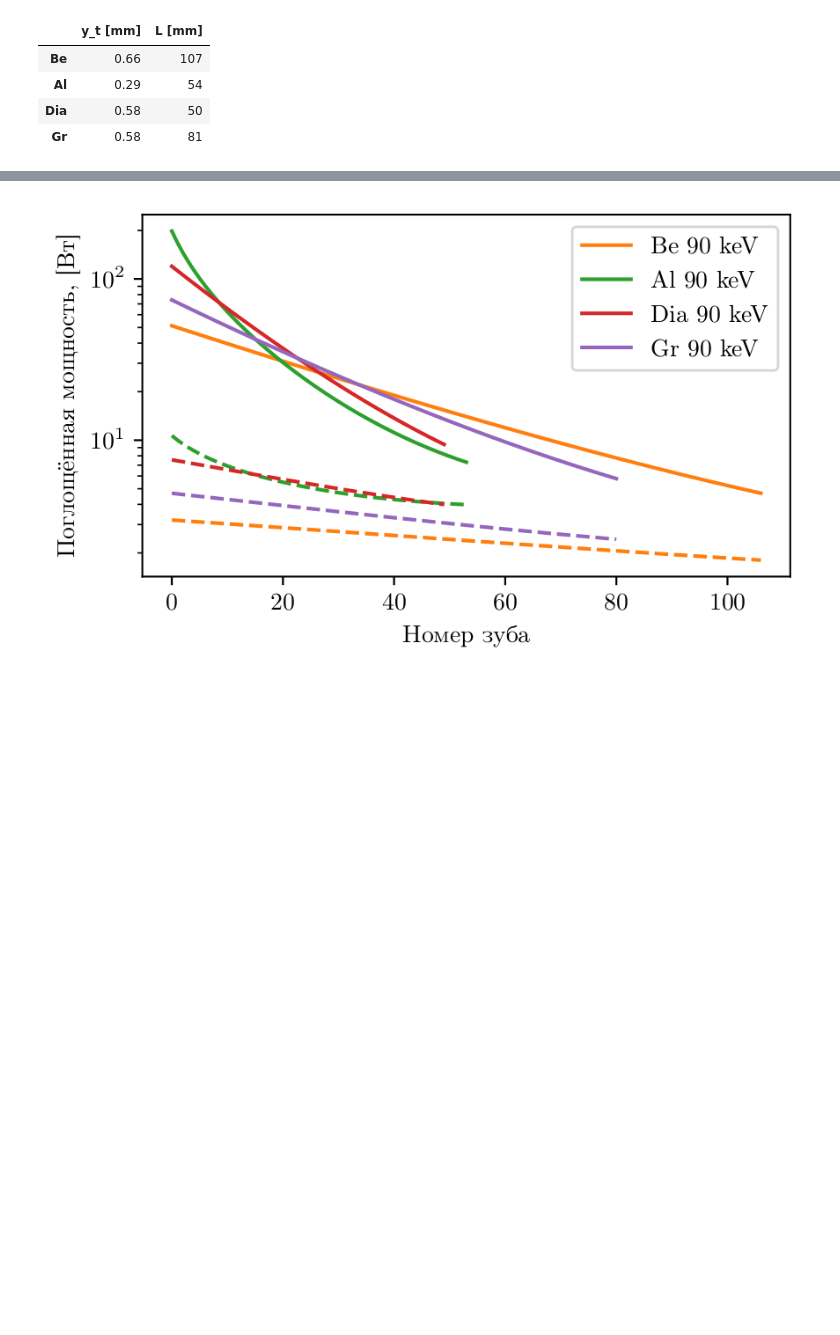
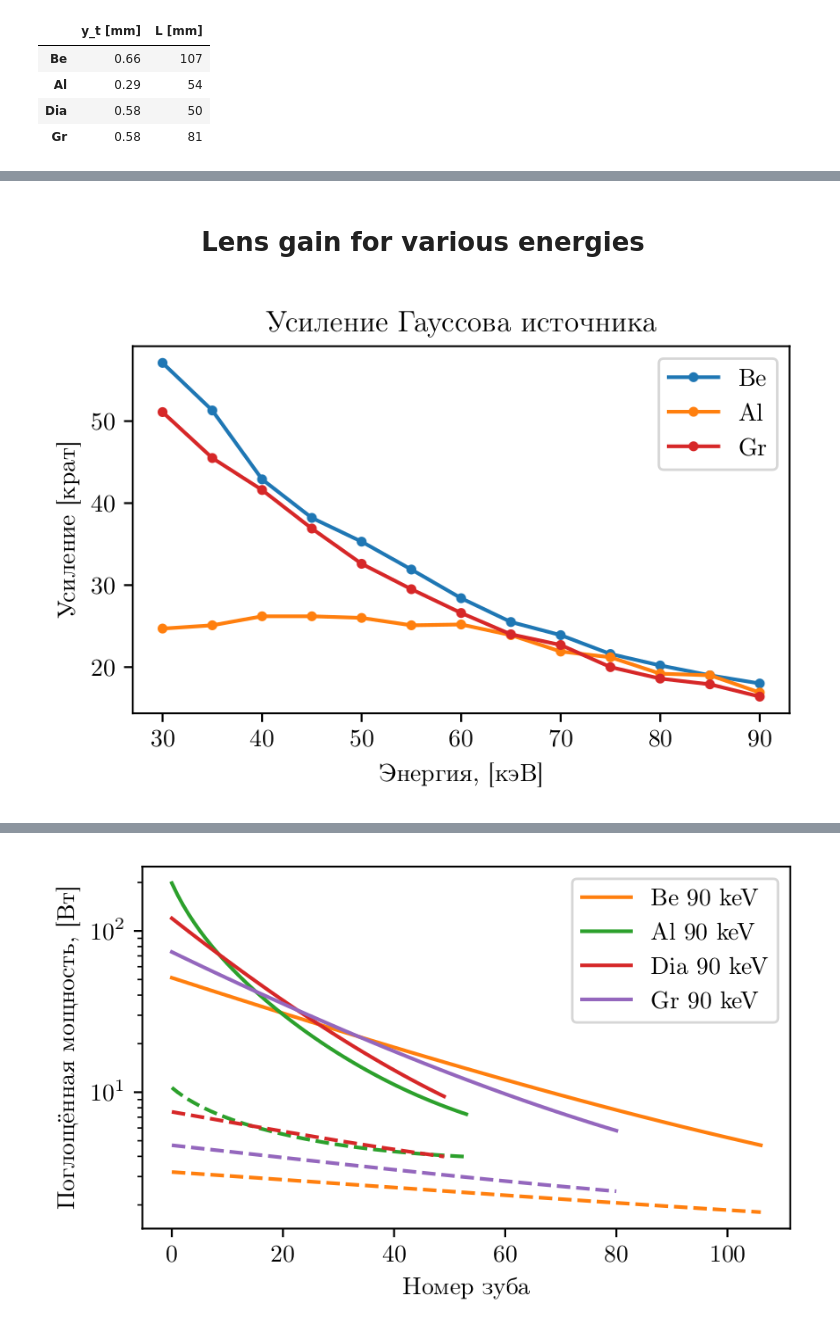
Before and after one commit to glebdovzhenko/skif-xrt, a Jupyter notebook: notebooks/NSTU-SCW.ipynb, the cells around one changed output, grey strips where cells are left out. Cells and saved outputs as stored; diff of their text form; code cells hidden in the pictures; blank space fills up the shorter version.

```diff
--- a/notebooks/NSTU-SCW.ipynb
+++ b/notebooks/NSTU-SCW.ipynb
@@ -113,3 +299,36 @@ Lens param optimization
+# %%
+mBeryllium = rm.Material('Be', rho=1.848, kind='lens')
+mAl = rm.Material('Al', rho=2.7, kind='lens')
+mDiamond = rm.Material('C', rho=3.5, kind='lens')
+mGraphite = rm.Material('C', rho=2.15, kind='lens')
+
+fdist = 14.e3  # mm
+y_t = .6588    # mm
+L = 82.242     # mm
+
+ens = np.array([30., 35., 40., 45., 50., 55., 60., 65., 70., 75., 80., 85., 90.]) * 1.e3 # eV
+source_y_sizes = np.array([0.0240305, 0.022248, 0.0208111, 0.0196209, 0.018614, 0.0177477, 0.0169922, 0.0163255, 0.0157317, 0.0151982, 0.0147156, 0.0142763, 0.013874])  # mm
+
+color_cycle.reset()
+fig, ax = plt.subplots(nrows=1, ncols=1)
+plt.title('Усиление Гауссова источника')
+ax.set_xlabel('Энергия, [кэВ]')
+ax.set_ylabel('Усиление [крат]')
+
+ax.plot([30, 35, 40, 45, 50, 55, 60, 65, 70, 75, 80, 85, 90], [57.1, 51.3, 42.9, 38.2, 35.3, 31.9, 28.4, 25.5, 23.9, 21.6, 20.2, 19.0, 18.0], '.-',
+        label='Be', color=color_cycle.current())
+ax.plot([30, 35, 40, 45, 50, 55, 60, 65, 70, 75, 80, 85, 90], [24.7, 25.1, 26.2, 26.2, 26.0, 25.1, 25.2, 23.9, 21.9, 21.2, 19.2, 19.0, 16.9], '.-',
+        label='Al', color=color_cycle.next())
+color_cycle.next()
+ax.plot([30, 35, 40, 45, 50, 55, 60, 65, 70, 75, 80, 85, 90], [51.1, 45.5, 41.6, 36.9, 32.6, 29.5, 26.6, 24.0, 22.7, 20.0, 18.6, 17.9, 16.4], '.-',
+        label='Gr', color=color_cycle.next())
+
+ax.legend()
+display(HTML('<center><h1>Lens gain for various energies</h1></center>'))
+display(fig)
+# %% [output]
+Lens gain for various energies
+[figure, added]
 # %%
 def get_data(wd):
     en, flux, breadth = [], [], []
```
Also changed, not shown: parts of 8 cells of this notebook, 6 other files.
